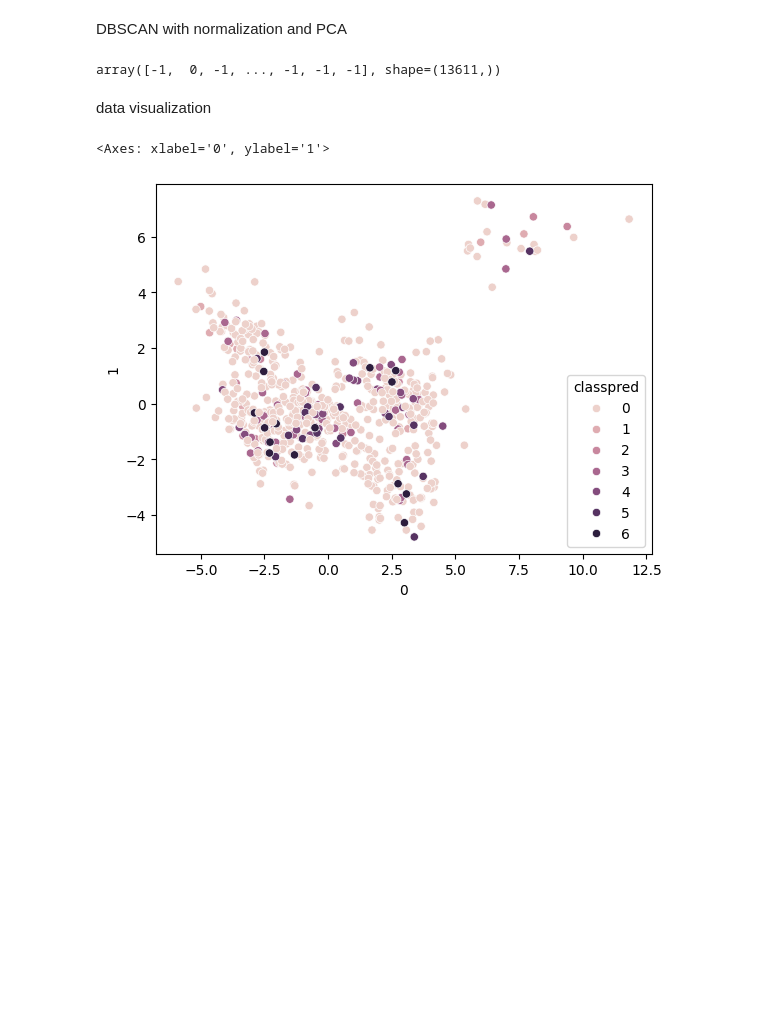
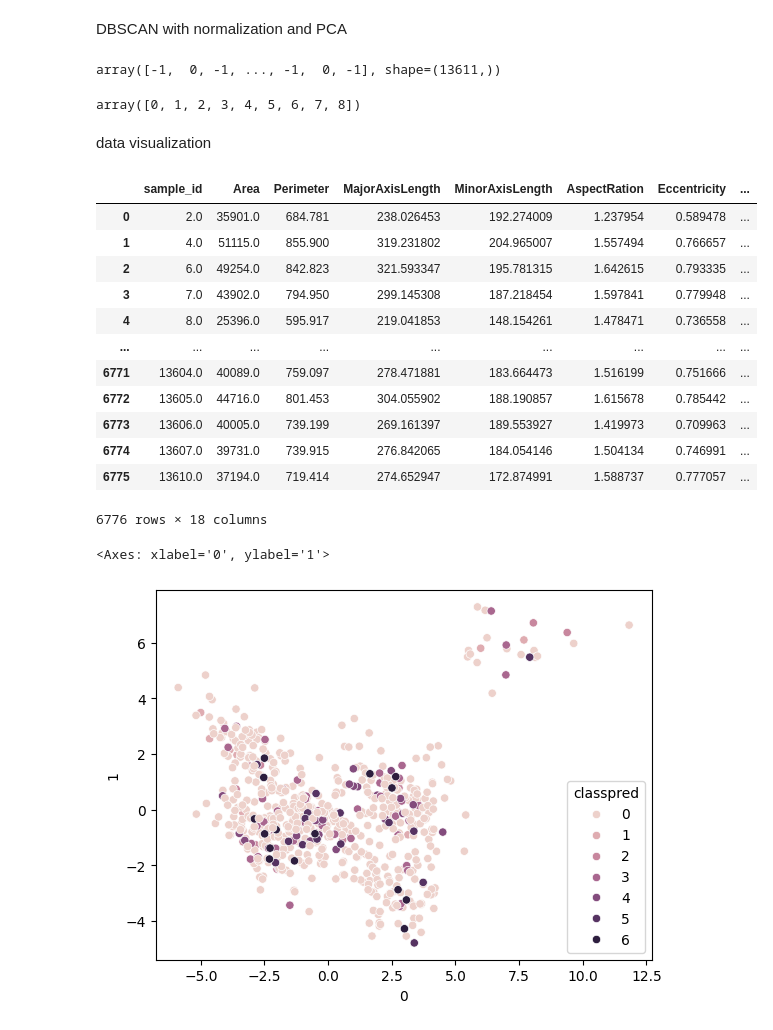
Before and after one commit to MelvinDacanay/ML_Project_1_And_2, a Jupyter notebook: Project_2/test2.ipynb, the cells around one changed output. Drawn from its saved outputs; the diff is of its cells as text; code cells hidden in the pictures; blank space fills up the shorter version.

Commit message:
metrics for project 2

```diff
--- a/Project_2/test2.ipynb
+++ b/Project_2/test2.ipynb
@@ -101,9 +135,8 @@ df_kp # (df_k == df_kp).sum() #num of matches
 # %% [markdown]
 DBSCAN with normalization
 # %%
-x_b = df.iloc[:,:-1]
-x_b = ss.fit_transform(x_b)
-dbs = DBSCAN(eps=.5, min_samples=7, metric='euclidean', algorithm='auto')
-m = dbs.fit_predict(x_b) # np.unique(dbs.fit_predict(x))
-m # results
+x_dbscan = ss.fit_transform(x)
+dbs = DBSCAN(eps=.5, min_samples=13, metric='euclidean', algorithm='auto')
+dbscan_results = dbs.fit_predict(x_dbscan) # np.unique(dbs.fit_predict(x))
+np.unique_counts(dbscan_results) # results
 # %% [output]
@@ -111,29 +164,66 @@ array([-1,  0, -1, ..., -1, -1, -1], shape=(13611,))
 # %% [markdown]
 DBSCAN with normalization and PCA
 # %%
-x_bp = df.iloc[:,:-1]
-x_bp = ss.fit_transform(x_bp)
-x_bp = pca.fit_transform(x_bp)
-dbs = DBSCAN(eps=.5, min_samples=15, metric='euclidean', algorithm='auto')
-npca = dbs.fit_predict(x_bp[:,:-10]) # np.unique(dbs.fit_predict(x))
-npca # (m == npca).sum() # difference between the results
-# np.unique(npca)
+pca_2 = PCA(n_components=.9)
+x_dbscan_pca = ss.fit_transform(x)
+x_dbscan_pca = pca_2.fit_transform(x_dbscan_pca)
+
+dbs_2 = DBSCAN(eps=.5, min_samples=20, metric='euclidean', algorithm='auto')
+dbscan_results_pca = dbs_2.fit_predict(x_dbscan_pca)
+dbscan_results_pca # labels
 # %% [output]
-array([-1,  0, -1, ..., -1, -1, -1], shape=(13611,))
+array([-1,  0, -1, ..., -1,  0, -1], shape=(13611,))
+# %%
+x_valid_2 = x_dbscan_pca[(dbscan_results_pca != -1)]
+valid_labels_2 = dbscan_results_pca[(dbscan_results_pca != -1)]
+SS_within_2 = 0
+
+
+for cluster in np.unique(valid_labels_2):
+    cluster_data = x_valid_2[valid_labels_2 == cluster]
+
+    SS_within_2 += np.sum(
+        (cluster_data - cluster_data.mean(axis=0)) ** 2
+    )
+
+# metrics and assesment
+(dbscan_results == dbscan_results_pca).sum() # difference between the results 7337 matches
+pd.DataFrame(dbscan_results_pca).value_counts() # category counts
+pca_2.explained_variance_ratio_.sum() # retained 90% of explained variance
+explained_variance_2 = 1 - SS_within_2 / SS_total # 87%
+silhouette_score(x_valid_2, valid_labels_2) # 37%
+# %% [output]
+array([0, 1, 2, 3, 4, 5, 6, 7, 8])
 # %% [markdown]
 data visualization
 # %%
-# df_npca = np.column_stack((df,npca))
-# df_npca = pd.DataFrame(df_npca)
+df_npca = np.column_stack((df,dbscan_results_pca))
+df_npca = pd.DataFrame(df_npca)
 
-# df_npca.columns = ['sample_id', 'Area', 'Perimeter', 'MajorAxisLength', 'MinorAxisLength',
-#        'AspectRation', 'Eccentricity', 'ConvexArea', 'EquivDiameter', 'Extent',
-#        'Solidity', 'roundness', 'Compactness', 'ShapeFactor1', 'ShapeFactor2',
-#        'ShapeFactor3', 'ShapeFactor4', 'Class', 'classpred']
+df_npca.columns = ['sample_id', 'Area', 'Perimeter', 'MajorAxisLength', 'MinorAxisLength',
+       'AspectRation', 'Eccentricity', 'ConvexArea', 'EquivDiameter', 'Extent',
+       'Solidity', 'roundness', 'Compactness', 'ShapeFactor1', 'ShapeFactor2',
+       'ShapeFactor3', 'ShapeFactor4', 'Class', 'classpred']
 
 df_npca = df_npca.drop(['Class'], axis=1)
 df_npca = df_npca[df_npca['classpred'] != -1]
 df_npca = df_npca.reset_index(drop=['index'])
+
+df_npca
+# %% [output]
+|  | sample_id | Area | Perimeter | MajorAxisLength | MinorAxisLength | AspectRation | Eccentricity | ... |
+| 0 | 2.0 | 35901.0 | 684.781 | 238.026453 | 192.274009 | 1.237954 | 0.589478 | ... |
+| 1 | 4.0 | 51115.0 | 855.900 | 319.231802 | 204.965007 | 1.557494 | 0.766657 | ... |
+| 2 | 6.0 | 49254.0 | 842.823 | 321.593347 | 195.781315 | 1.642615 | 0.793335 | ... |
+| 3 | 7.0 | 43902.0 | 794.950 | 299.145308 | 187.218454 | 1.597841 | 0.779948 | ... |
+| 4 | 8.0 | 25396.0 | 595.917 | 219.041853 | 148.154261 | 1.478471 | 0.736558 | ... |
+| ... | ... | ... | ... | ... | ... | ... | ... | ... |
+| 6771 | 13604.0 | 40089.0 | 759.097 | 278.471881 | 183.664473 | 1.516199 | 0.751666 | ... |
+| 6772 | 13605.0 | 44716.0 | 801.453 | 304.055902 | 188.190857 | 1.615678 | 0.785442 | ... |
+| 6773 | 13606.0 | 40005.0 | 739.199 | 269.161397 | 189.553927 | 1.419973 | 0.709963 | ... |
+| 6774 | 13607.0 | 39731.0 | 739.915 | 276.842065 | 184.054146 | 1.504134 | 0.746991 | ... |
+| 6775 | 13610.0 | 37194.0 | 719.414 | 274.652947 | 172.874991 | 1.588737 | 0.777057 | ... |
+6776 rows × 18 columns
 # %%
 pca2 = PCA(n_components=2)
 gpca = ss.fit_transform(x)
```
Also changed, not shown: parts of 10 cells of this notebook, 1 other file.
